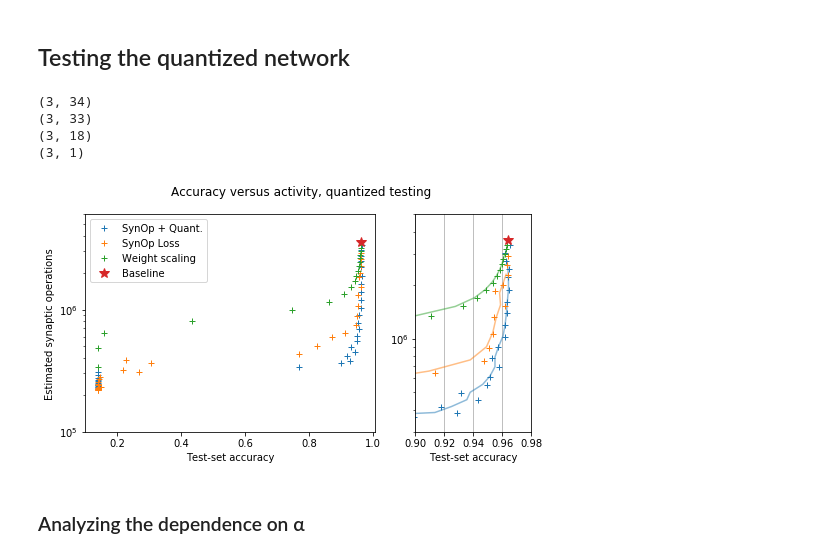
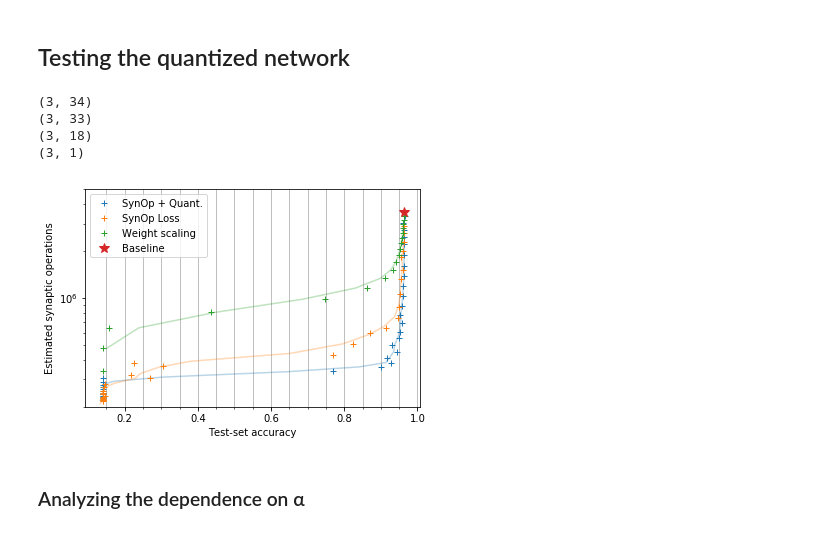
Before and after one commit to fgr1986/synoploss, a Jupyter notebook: scripts/mnist_dvs/GeneratePlots.ipynb, the cells around one changed output. Drawn from its saved outputs; the diff is of its cells as text; code cells hidden in the pictures.

```diff
--- a/scripts/mnist_dvs/GeneratePlots.ipynb
+++ b/scripts/mnist_dvs/GeneratePlots.ipynb
@@ -49,47 +57,40 @@ os.makedirs("figures", exist_ok=True)
 # %%
 coefficients, activities, accuracies = read_results_files('_qtest_True')
 
-fig, ax = plt.subplots(1, 2, figsize=(8, 4), gridspec_kw={'width_ratios': [2.5, 1]})
+plt.figure(figsize=(6, 4))
+ax = plt.gca()
 for i, name in enumerate(coefficients.keys()):
     if name == 'Baseline': continue
     # First plot
-    ax[0].plot(accuracies[name], activities[name], '+', label=name)
+    ax.plot(accuracies[name], activities[name], '+', label=name)
     # Second plot
     act, acc = smooth(activities[name]), smooth(accuracies[name])
-    ax[1].plot(accuracies[name], activities[name], '+', label=name, c=f"C{i}")
-    ax[1].plot(acc, act, alpha=0.5, c=f"C{i}")
+    ax.plot(acc, act, alpha=0.3, c=f'C{i}')
 
 # Plot nopenalty (single point)
-ax[0].plot(accuracies['Baseline'], activities['Baseline'],
+ax.plot(accuracies['Baseline'], activities['Baseline'],
            '*', label='Baseline', c='C3', markersize=10)
-ax[1].plot(accuracies['Baseline'], activities['Baseline'],
-           '*', c='C3', markersize=10)
 
-ax[0].set_yscale('log')
-ax[0].set_ylim([1e5, 6e6])
-ax[0].legend(loc=0)
-ax[0].set_xlabel("Test-set accuracy")
-ax[0].set_ylabel("Estimated synaptic operations")
 
-ax[1].set_yscale('log')
-ax[1].set_ylim([3e5, 5e6])
-ax[1].set_xlim([0.9, 0.975])
-ax[1].set_xticks(np.arange(0.9, 1.0, 0.02))
-# ax[1].set_xticks(np.arange(0.9, 1.0, 0.01), minor=True)
-ax[1].grid(axis='x', markevery=0.01, which='both')
-ax[1].set_xlabel("Test-set accuracy")
+ax.set_yscale('log')
+ax.set_ylim([2e5, 5e6])
+ax.legend(loc=0)
+ax.set_xlabel("Test-set accuracy")
+ax.set_ylabel("Estimated synaptic operations")
+ax.set_xticks(np.arange(0.15, 1.01, 0.05), minor=True)
+ax.grid(axis='x', which='minor')
 
 # fig.tight_layout()
 fig.suptitle("Accuracy versus activity, quantized testing");
 fig.savefig("figures/act-acc.pdf", bbox_inches='tight')
 
 coeff_qtrain, act_qtrain, acc_qtrain = coefficients, activities, accuracies
 # %% [output]
 (3, 34)
 (3, 33)
 (3, 18)
 (3, 1)
-[figure, old version]
+[figure, new version]
 # %% [markdown]
 ### Analyzing the dependence on α
 # %%
```
Also changed, not shown: parts of 2 cells of this notebook, 2 other files.
